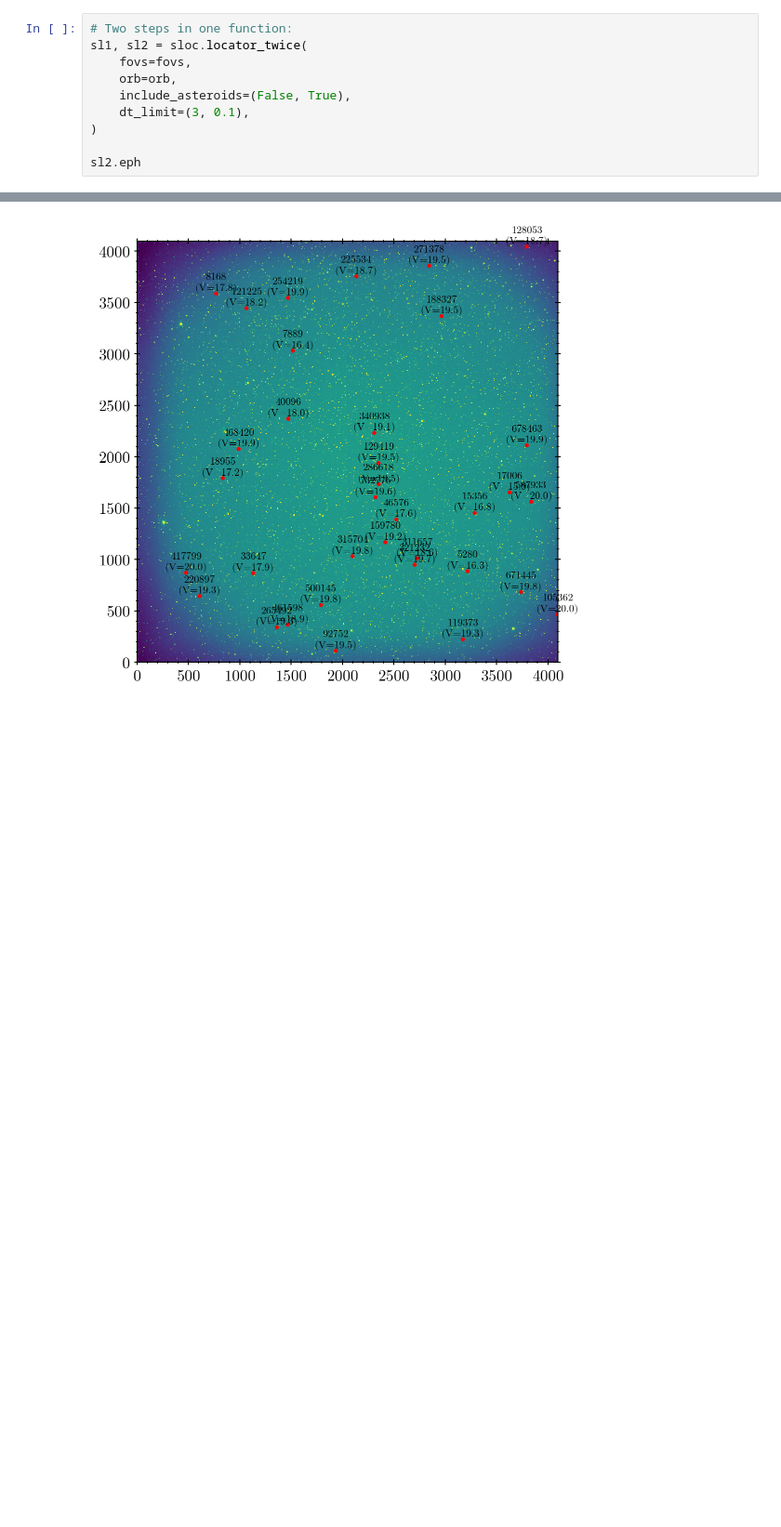
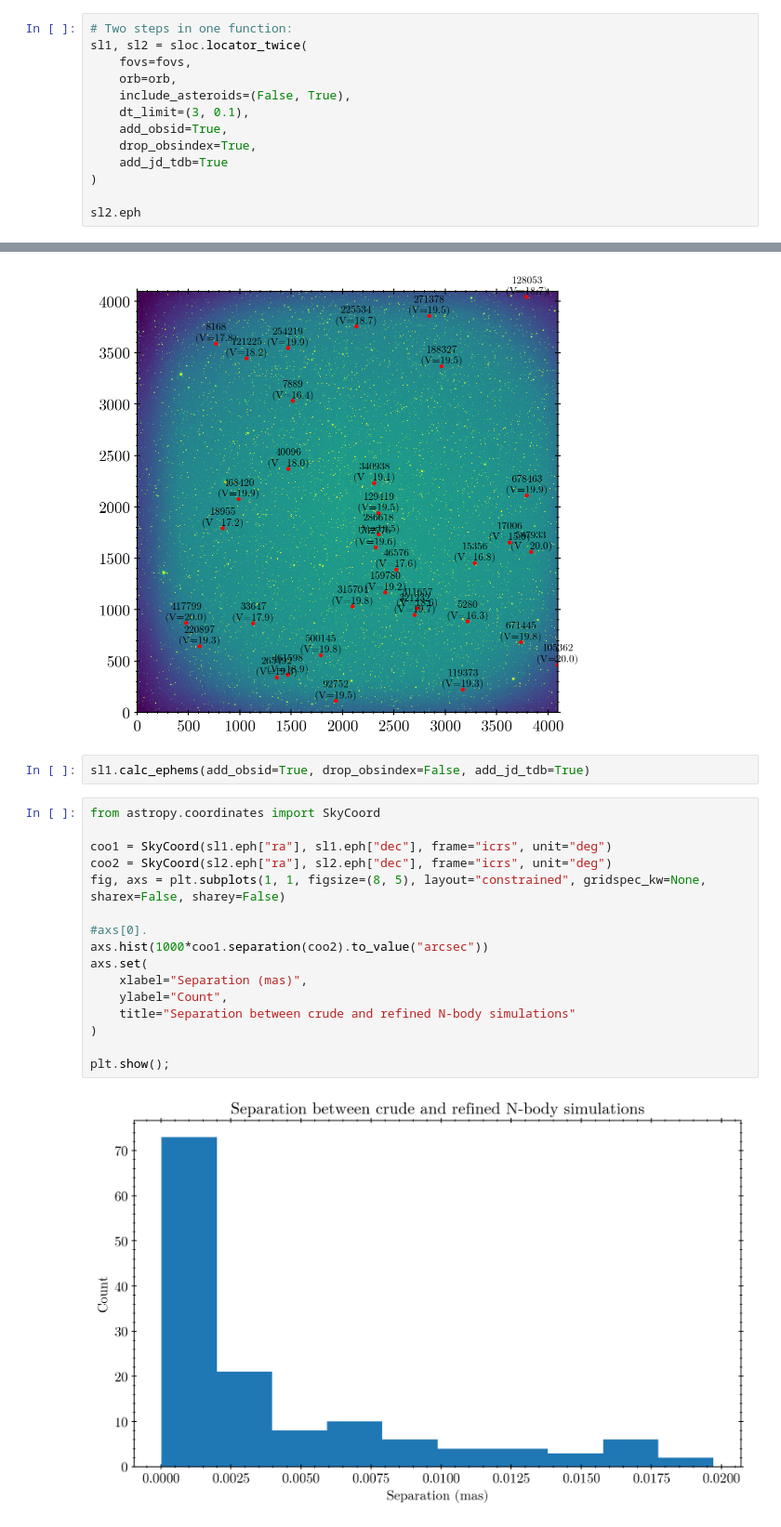
Before and after one commit to ysBach/skyloc, a Jupyter notebook: docs/01-SNU-SOLO_SRO.ipynb, the cells around one changed output, grey strips where cells are left out. Shown at 93% size. Cells and saved outputs as stored; diff of their text form; blank space fills up the shorter version.

```diff
--- a/docs/01-SNU-SOLO_SRO.ipynb
+++ b/docs/01-SNU-SOLO_SRO.ipynb
@@ -149,6 +147,9 @@ sl1, sl2 = sloc.locator_twice(
     orb=orb,
     include_asteroids=(False, True),
     dt_limit=(3, 0.1),
+    add_obsid=True,
+    drop_obsindex=True,
+    add_jd_tdb=True
 )
 
 sl2.eph
@@ -287,3 +288,23 @@ for i, row in eph.iterrows():
 plt.show();
 # %% [output]
 [figure]
+# %%
+sl1.calc_ephems(add_obsid=True, drop_obsindex=False, add_jd_tdb=True)
+# %%
+from astropy.coordinates import SkyCoord
+
+coo1 = SkyCoord(sl1.eph["ra"], sl1.eph["dec"], frame="icrs", unit="deg")
+coo2 = SkyCoord(sl2.eph["ra"], sl2.eph["dec"], frame="icrs", unit="deg")
+fig, axs = plt.subplots(1, 1, figsize=(8, 5), layout="constrained", gridspec_kw=None, sharex=False, sharey=False)
+
+#axs[0].
+axs.hist(1000*coo1.separation(coo2).to_value("arcsec"))
+axs.set(
+    xlabel="Separation (mas)",
+    ylabel="Count",
+    title="Separation between crude and refined N-body simulations"
+)
+
+plt.show();
+# %% [output]
+[figure, added]
```
Also changed, not shown: parts of 2 cells of this notebook.
